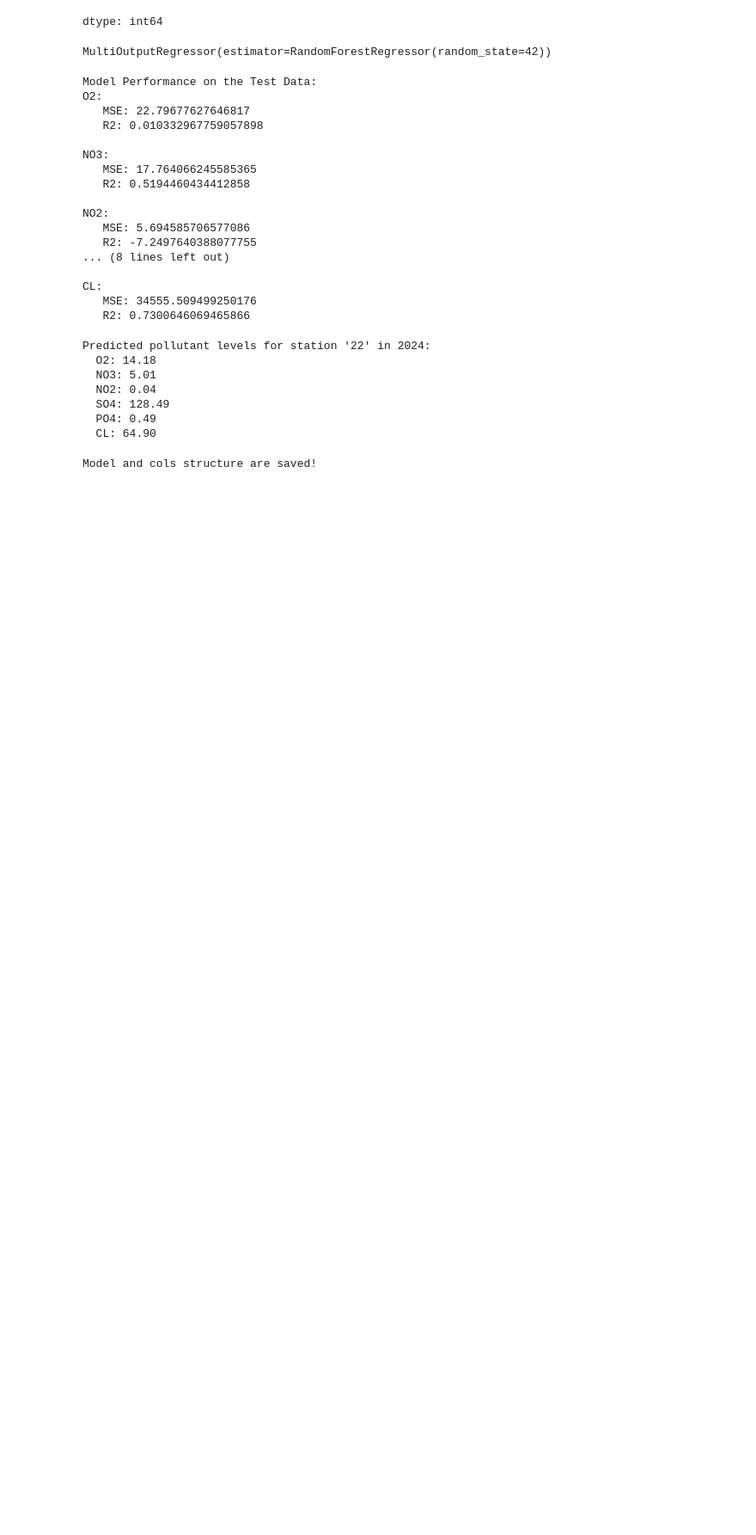
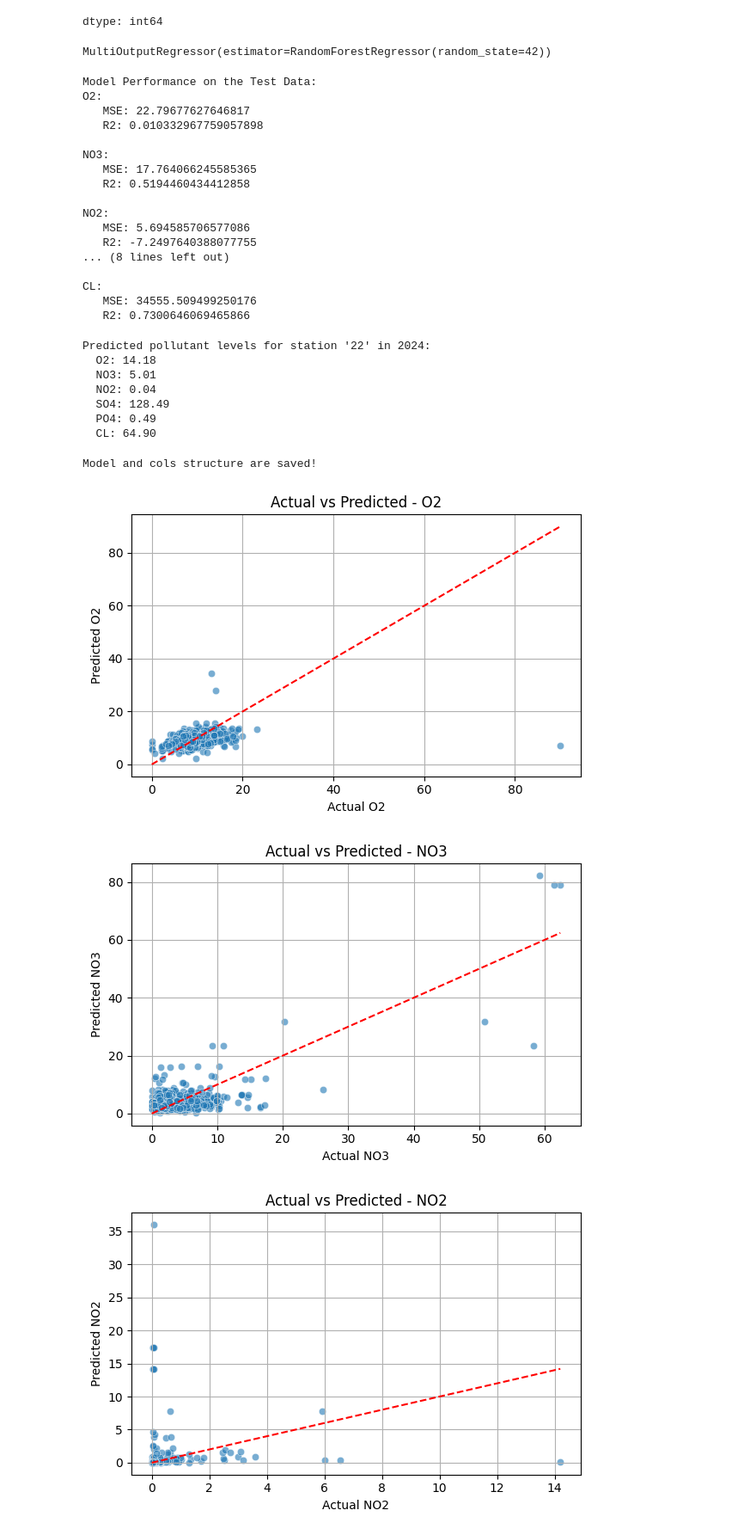
Before and after one commit to abhi-rahu/water_quality_prediction, a Jupyter notebook: WaterQuilityPrediction.ipynb, the cells around one changed output. Shown: that part at 86% size. Saved outputs shown, nothing was run; the diff lists cells and outputs as text; code cells hidden in the pictures; blank space fills up the shorter version.

```diff
--- a/WaterQuilityPrediction.ipynb
+++ b/WaterQuilityPrediction.ipynb
@@ -12,7 +12,7 @@ from sklearn.model_selection import train_test_split
 from sklearn.metrics import mean_squared_error, r2_score
 # %%
 # load the dataset
-df = pd.read_csv('/content/sample_data/PB_All_2000_2021.csv', sep=';')
+df = pd.read_csv('/content/drive/MyDrive/Colab Notebooks/PB_All_2000_2021.csv', sep=';')
 df
 # %% [output]
 |  | id | date | NH4 | BSK5 | Suspended | O2 | NO3 | NO2 | SO4 | PO4 | CL |
@@ -268,3 +268,29 @@ joblib.dump(X_encoded.columns.tolist(), "model_columns.pkl")
 print('Model and cols structure are saved!')
 # %% [output]
 Model and cols structure are saved!
+# %%
+# Predict using the trained model
+y_pred = model.predict(X_test)
+
+# Convert to DataFrame for better visualization
+y_pred_df = pd.DataFrame(y_pred, columns=y_test.columns)
+y_test_df = y_test.reset_index(drop=True)
+# %%
+import matplotlib.pyplot as plt
+import seaborn as sns
+
+# Plot actual vs predicted for each pollutant
+for col in y_test.columns:
+    plt.figure(figsize=(6, 4))
+    sns.scatterplot(x=y_test_df[col], y=y_pred_df[col], alpha=0.6)
+    plt.xlabel(f"Actual {col}")
+    plt.ylabel(f"Predicted {col}")
+    plt.title(f"Actual vs Predicted - {col}")
+    plt.plot([y_test_df[col].min(), y_test_df[col].max()], [y_test_df[col].min(), y_test_df[col].max()], 'r--')
+    plt.grid(True)
+    plt.tight_layout()
+    plt.show()
+# %% [output]
+[figure, added]
+[figure, added]
+[figure, added]
```
Also changed, not shown: parts of 1 cell of this notebook.
